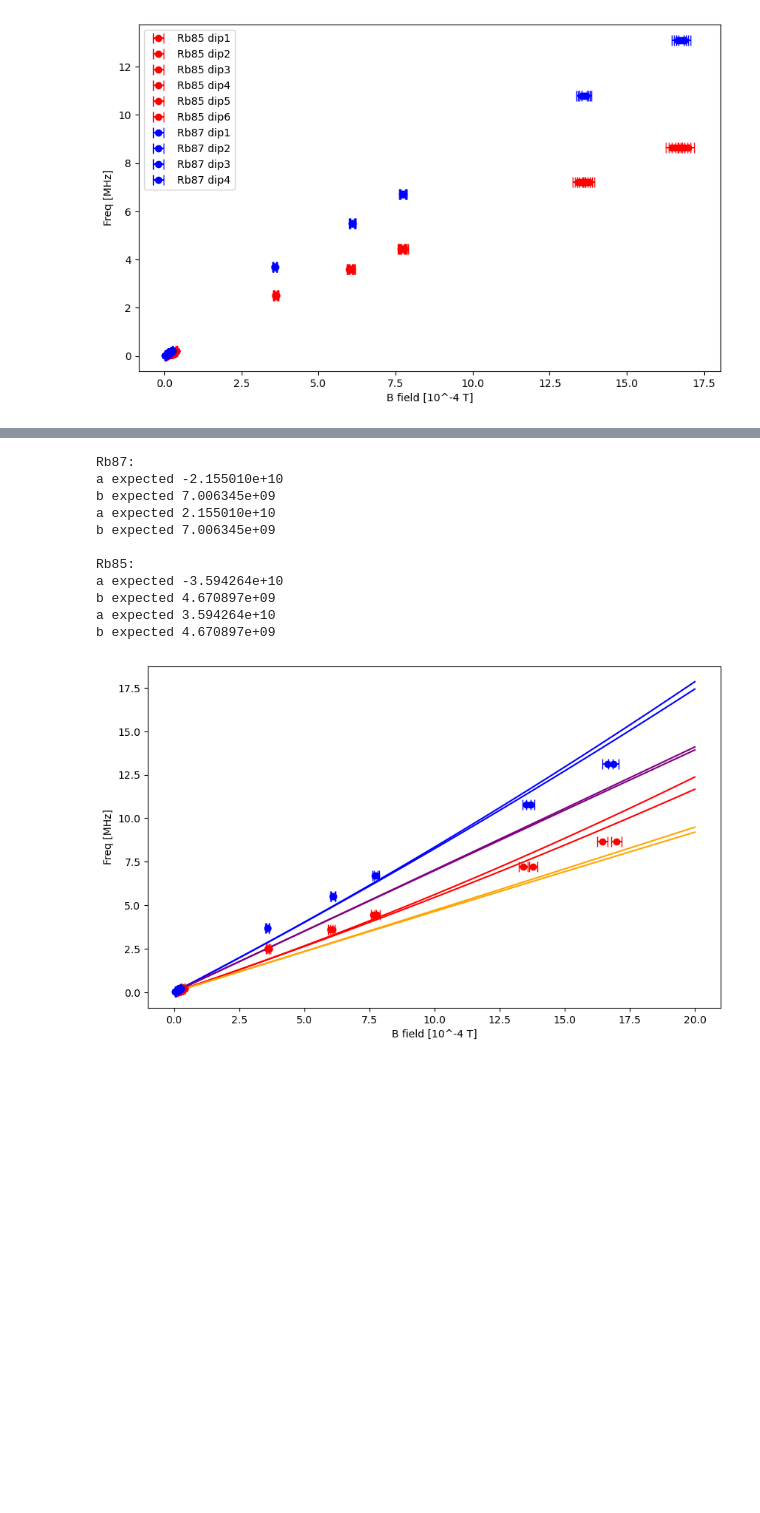
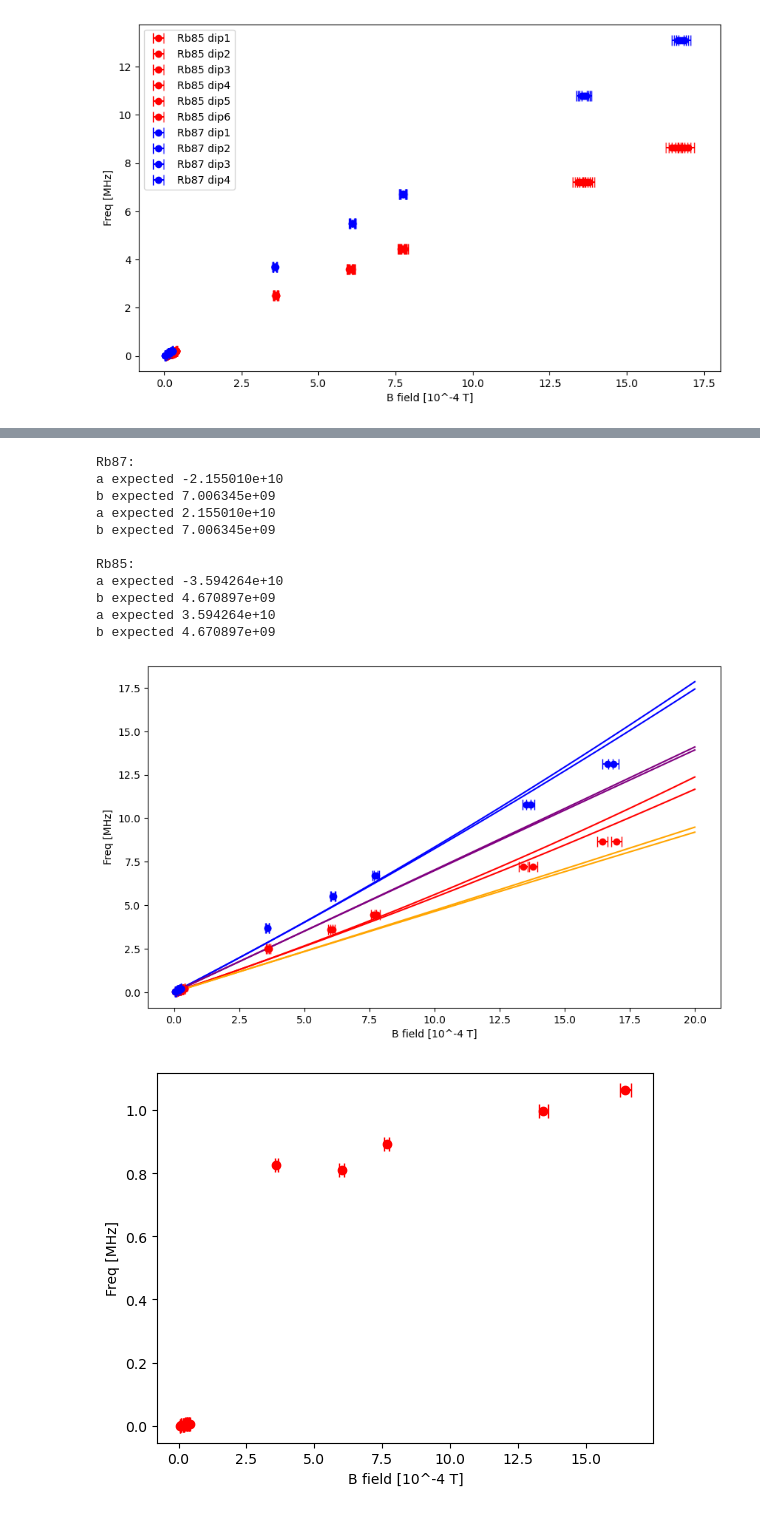
Before and after one commit to MarkZhit/PHYS409-Optical_Pumping, a Jupyter notebook: quadraticZeemanAnalysis.ipynb, the cells around one changed output, grey strips where cells are left out. Saved outputs shown, nothing was run; the diff lists cells and outputs as text; code cells hidden in the pictures; blank space fills up the shorter version.

```diff
--- a/quadraticZeemanAnalysis.ipynb
+++ b/quadraticZeemanAnalysis.ipynb
@@ -378,8 +397,10 @@ plt.plot(bFullAxis * 10**4, quadratic_0intercept(output87d1.beta, bFullAxis) / 1
 plt.plot(bFullAxis * 10**4, quadratic_0intercept(output87d4.beta, bFullAxis) / 10**6, label='fit to Rb87 dip4', color='blue')
 
 
+# bFullAxis = np.linspace(0,2500/10**4)
 
-# bFullAxis = np.linspace(0,2500/10**4)
+# plt.plot(bFullAxis * 10**4, linear_0intercept([m85d1.n,b85d1.n],bFullAxis) / 10**6, label='linear fit to RB85 dip1', color='black')
+
 
 print("\nRb87:")
 I = 3/2
@@ -418,33 +439,47 @@ for M in [-2,3]:
 #     aExpected = (gJ - gI)**2 * muB**2/(h*2 * dEhfs85) * (1 - 2 * MfUpper)
 #     bExpected = (0.3337 * muB) /h
 #
 #     print(f"a expected {aExpected:.6e}")
 #     plt.plot(bFullAxis * 10**4, quadratic_0intercept([aExpected, bExpected], bFullAxis) / 10**6, label='simpler expected Rb85', color='orange')
 
 
 # Labels and formatting
 plt.ylabel('Freq [MHz]')
 plt.xlabel('B field [10^-4 T]')
 # plt.title('B for transmission')
 # plt.legend()
 # plt.xlim(0,1)
 # plt.ylim(0,1)
 plt.savefig("./figures/gfactor quadratic range Mar18", dpi=300)
 
 plt.show()
+
+M = -2
+I = 5/2
+dEhfs = dEhfs85
+aExpected = 2 * (((M-0.5)*(g_J * mu_B + muI(I)/I)**2)/((2*I + 1)**2 * h * dEhfs))
+bExpected = ((g_J * mu_B - 2*muI(I))/((2*I + 1) * h))
+residual = freq85 - quadratic_0intercept([aExpected, bExpected], Rb85d1) / 10**6
+plt.errorbar(Rb85d1 * 10**4, residual, xerr=uRb85d1 * 10**4, capsize=5, label='residual of Rb85 dip1', fmt='o', color='red')
+
+plt.ylabel('Freq [MHz]')
+plt.xlabel('B field [10^-4 T]')
+# plt.savefig("./figures/gfactor quadratic range Mar18", dpi=300)
+plt.show()
 # %% [output]
 Rb87:
 a expected -2.155010e+10
 b expected 7.006345e+09
 a expected 2.155010e+10
 b expected 7.006345e+09
 
 Rb85:
 a expected -3.594264e+10
 b expected 4.670897e+09
 a expected 3.594264e+10
 b expected 4.670897e+09
 [figure]
+[figure, added]
 # %%
 print("Rubidium 85:")
 a85d1, a85d1Expected, output85d1 = fitQuadraticOnlyZeeman_85(Rb85HighD1, uRb85HighD1,freq85High, -2)
```
Also changed, not shown: parts of 4 cells of this notebook, 3 other files.
